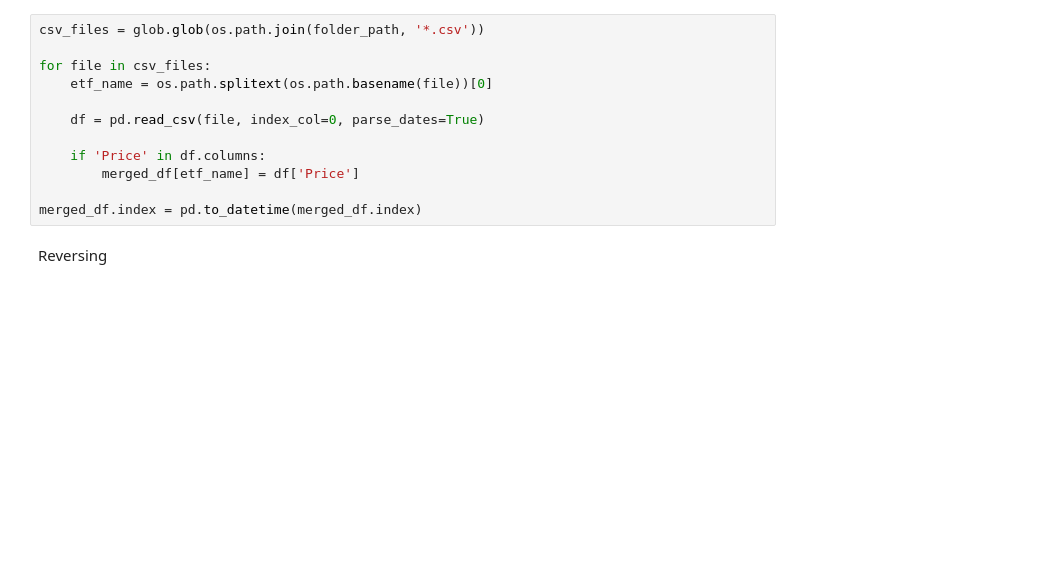
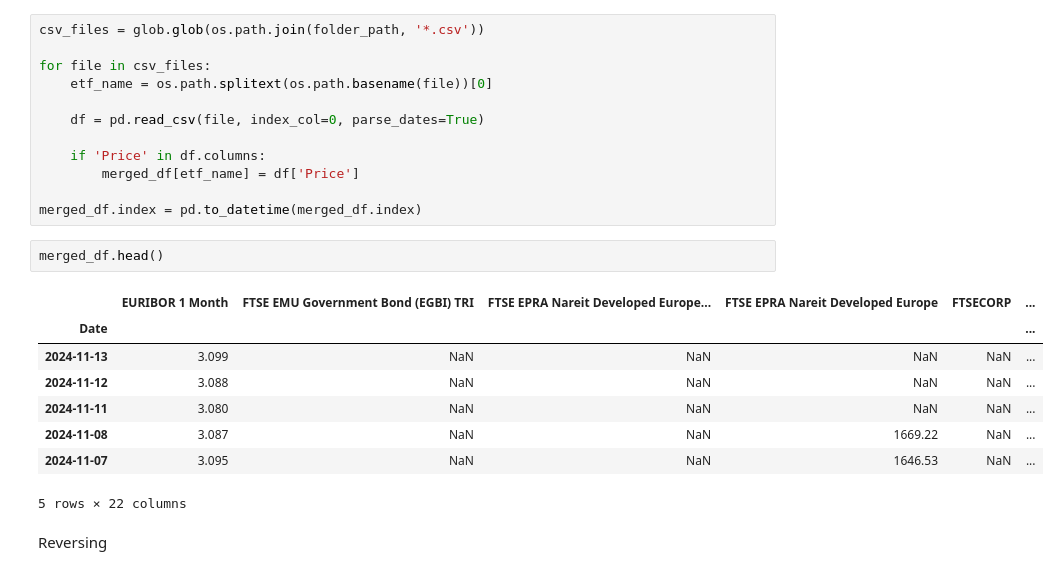
Before and after one commit to nickaskari/portfolio-opt-insurance, a Jupyter notebook: data/data_maker.ipynb, the cells around one changed output. Cells and saved outputs as stored; diff of their text form; blank space fills up the shorter version.

```diff
--- a/data/data_maker.ipynb
+++ b/data/data_maker.ipynb
@@ -36,6 +36,17 @@ for file in csv_files:
         merged_df[etf_name] = df['Price']
 
 merged_df.index = pd.to_datetime(merged_df.index)
+# %%
+merged_df.head()
+# %% [output]
+|  | EURIBOR 1 Month | FTSE EMU Government Bond (EGBI) TRI | FTSE EPRA Nareit Developed Europe... | FTSE EPRA Nareit Developed Europe | FTSECORP | ... |
+| Date |  |  |  |  |  | ... |
+| 2024-11-13 | 3.099 | NaN | NaN | NaN | NaN | ... |
+| 2024-11-12 | 3.088 | NaN | NaN | NaN | NaN | ... |
+| 2024-11-11 | 3.080 | NaN | NaN | NaN | NaN | ... |
+| 2024-11-08 | 3.087 | NaN | NaN | 1669.22 | NaN | ... |
+| 2024-11-07 | 3.095 | NaN | NaN | 1646.53 | NaN | ... |
+5 rows × 22 columns
 # %% [markdown]
 Reversing
 # %%
```
Also changed, not shown: parts of 12 cells of this notebook, 10 other files.
